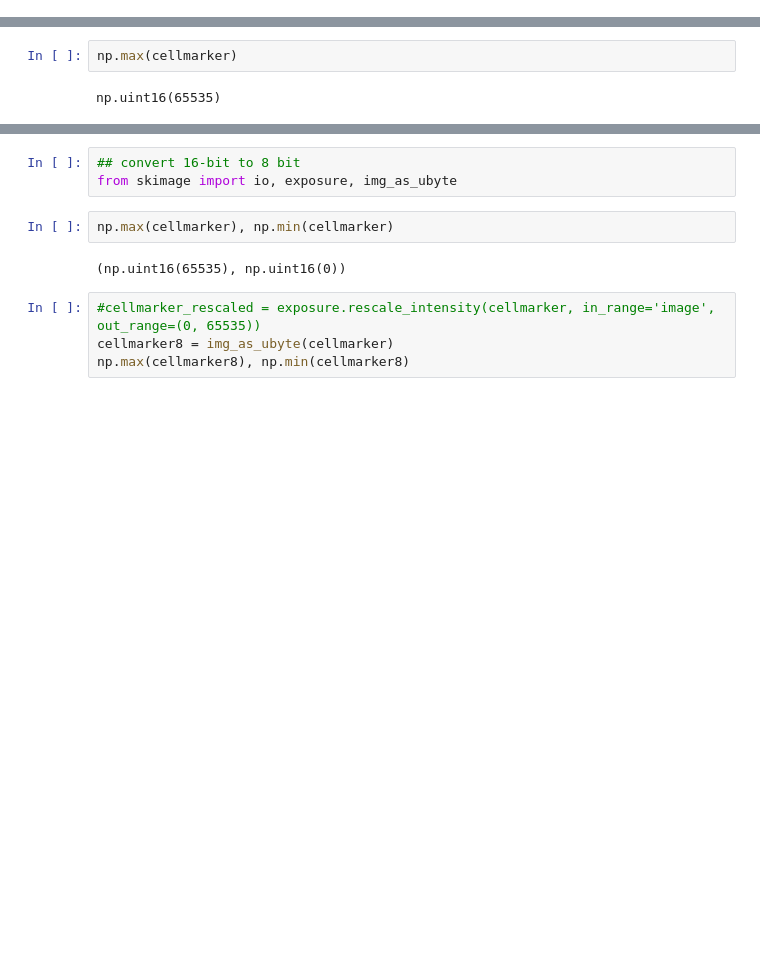
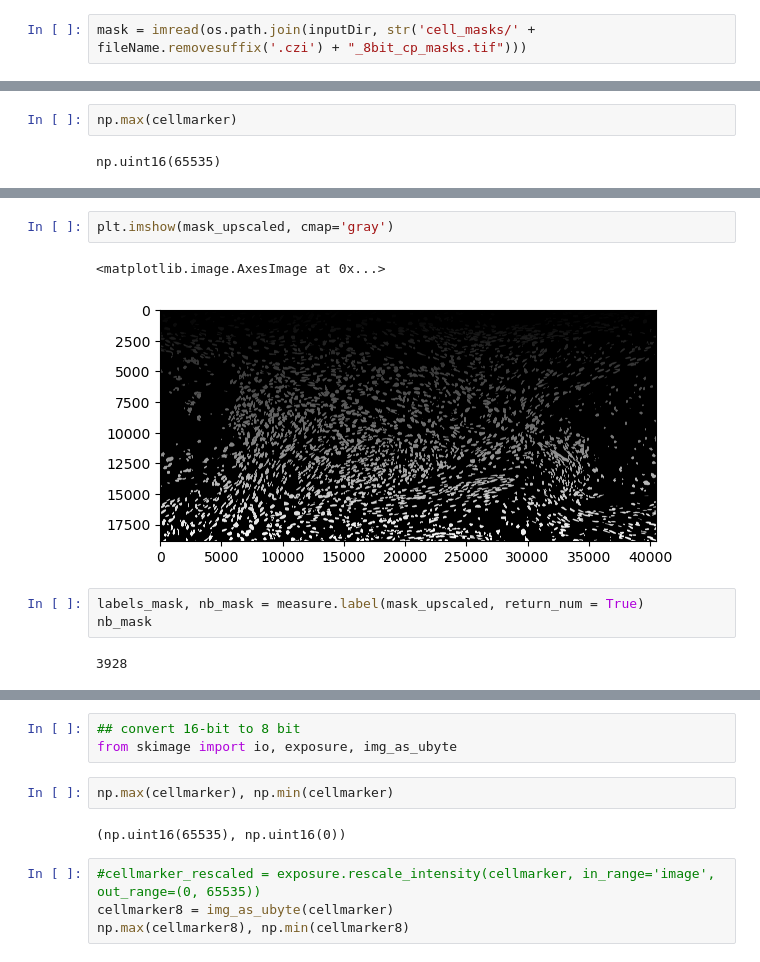
Before and after one commit to lengfei5/image_analysis_test, a Jupyter notebook: scripts/test_quantifyingHCR_axolotlLimb_CSD.ipynb, the cells around one changed output, grey strips where cells are left out. Drawn from its saved outputs; the diff is of its cells as text; blank space fills up the shorter version.

```diff
--- a/scripts/test_quantifyingHCR_axolotlLimb_CSD.ipynb
+++ b/scripts/test_quantifyingHCR_axolotlLimb_CSD.ipynb
@@ -110 +126,3 @@ print(prrxCherry_c2.shape)
+# %%
+mask = imread(os.path.join(inputDir, str('cell_masks/' + fileName.removesuffix('.czi') + "_8bit_cp_masks.tif")))
 # %%
@@ -142,0 +158,10 @@ plt.imshow(dapi, cmap='gray')
+# %%
+plt.imshow(mask_upscaled, cmap='gray')
+# %% [output]
+<matplotlib.image.AxesImage at 0x...>
+[figure, added]
+# %%
+labels_mask, nb_mask = measure.label(mask_upscaled, return_num = True)
+nb_mask
+# %% [output]
+3928
```
Also changed, not shown: parts of 29 cells of this notebook, 2 other files.
